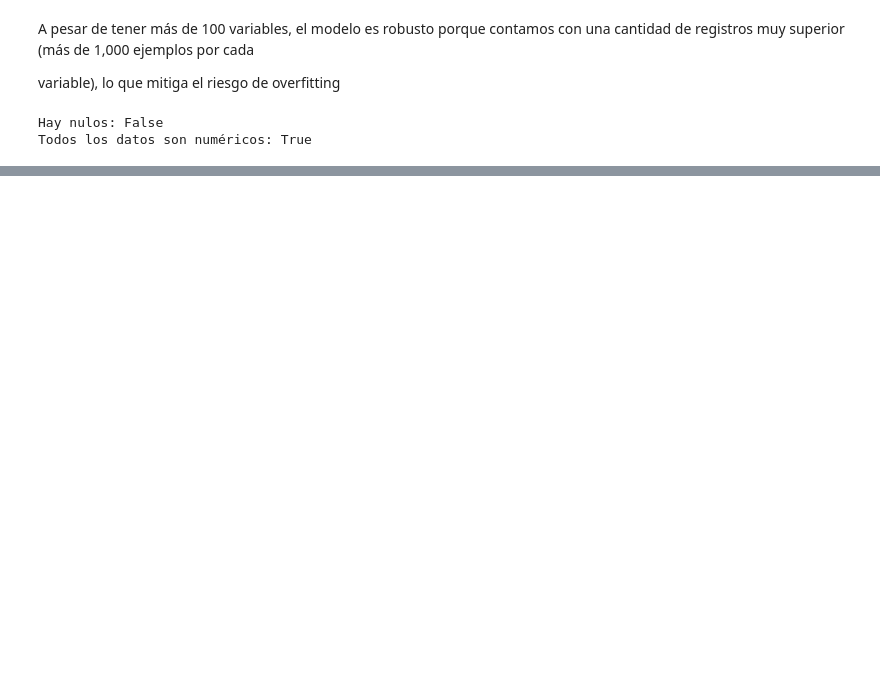
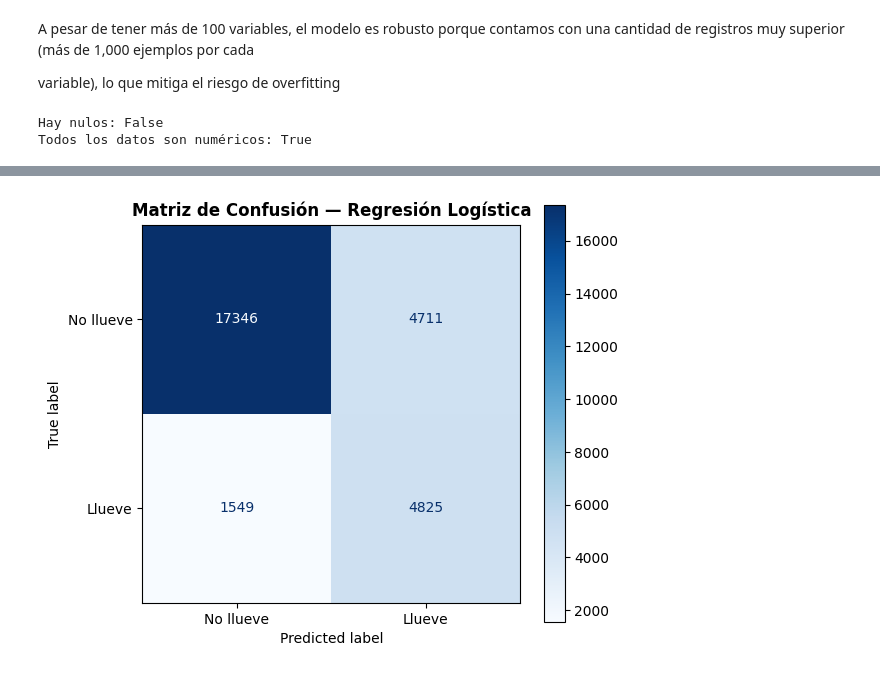
Before and after one commit to programadorarocio/AA1-TUIA-Diez-Duvia-Quispe, a Jupyter notebook: TP-clasificacion-AA1.ipynb, the cells around one changed output, grey strips where cells are left out. Drawn from its saved outputs; the diff is of its cells as text; code cells hidden in the pictures; blank space fills up the shorter version.

```diff
--- a/TP-clasificacion-AA1.ipynb
+++ b/TP-clasificacion-AA1.ipynb
@@ -1282,7 +1282,7 @@ plt.show()
 # Codificación
 # %%
 # Variables categóricas finales
-categorias_ohe = ['WindGustDir', 'WindDir9am', 'WindDir3pm', 'RainToday', 'Location']
+categorias_ohe = ['WindGustDir', 'WindDir9am', 'WindDir3pm', 'RainToday', 'Location', 'Season']
 
 # Se aplica One-Hot Encoding
 
@@ -1316,0 +1326,8 @@ Todos los datos son numéricos: True
+# %%
+# Verificamos que y_train e y_test sean binarios numéricos (0/1)
+# Si aún son strings 'Yes'/'No', los convertimos
+y_train_bin = (y_train == 'Yes').astype(int)
+y_test_bin  = (y_test  == 'Yes').astype(int)
+
+print("Distribución en train:", y_train_bin.value_counts().to_dict())
+print("Distribución en test: ", y_test_bin.value_counts().to_dict())
@@ -1316,0 +1337,5 @@ Todos los datos son numéricos: True
+# %%
+# Entrenamos una Regresión Logística con parámetros base (solver lbfgs, max_iter alto para convergencia)
+# class_weight='balanced' compensa el desbalanceo del dataset (~78% No, ~22% Yes)
+lr = LogisticRegression(max_iter=1000, class_weight='balanced', random_state=42)
+lr.fit(X_train_final, y_train_bin)
@@ -1316,0 +1352,18 @@ Todos los datos son numéricos: True
+# %%
+# Predicciones sobre el conjunto de prueba
+y_pred  = lr.predict(X_test_final)
+y_proba = lr.predict_proba(X_test_final)[:, 1]  # Probabilidad de clase positiva (lluvia)
+
+# Métricas de clasificación
+print("=" * 50)
+print("MÉTRICAS - REGRESIÓN LOGÍSTICA (umbral 0.5)")
+print("=" * 50)
+print(f"Accuracy           : {accuracy_score(y_test_bin, y_pred):.4f}")
+print(f"Balanced Accuracy  : {balanced_accuracy_score(y_test_bin, y_pred):.4f}")
+print(f"Precision          : {precision_score(y_test_bin, y_pred):.4f}")
+print(f"Recall             : {recall_score(y_test_bin, y_pred):.4f}")
+print(f"F1-Score           : {f1_score(y_test_bin, y_pred):.4f}")
+print(f"ROC-AUC            : {roc_auc_score(y_test_bin, y_proba):.4f}")
+print(f"MCC                : {matthews_corrcoef(y_test_bin, y_pred):.4f}")
+print()
+print(classification_report(y_test_bin, y_pred, target_names=['No llueve', 'Llueve']))
@@ -1316,0 +1407,13 @@ Todos los datos son numéricos: True
+# %%
+# Visualización de la matriz de confusión para analizar errores de clasificación
+fig, ax = plt.subplots(figsize=(6, 5))
+ConfusionMatrixDisplay.from_predictions(
+    y_test_bin, y_pred,
+    display_labels=['No llueve', 'Llueve'],
+    cmap='Blues', ax=ax
+)
+ax.set_title('Matriz de Confusión — Regresión Logística', fontweight='bold')
+plt.tight_layout()
+plt.show()
+# %% [output]
+[figure, added]
```
Also changed, not shown: parts of 18 cells of this notebook.
